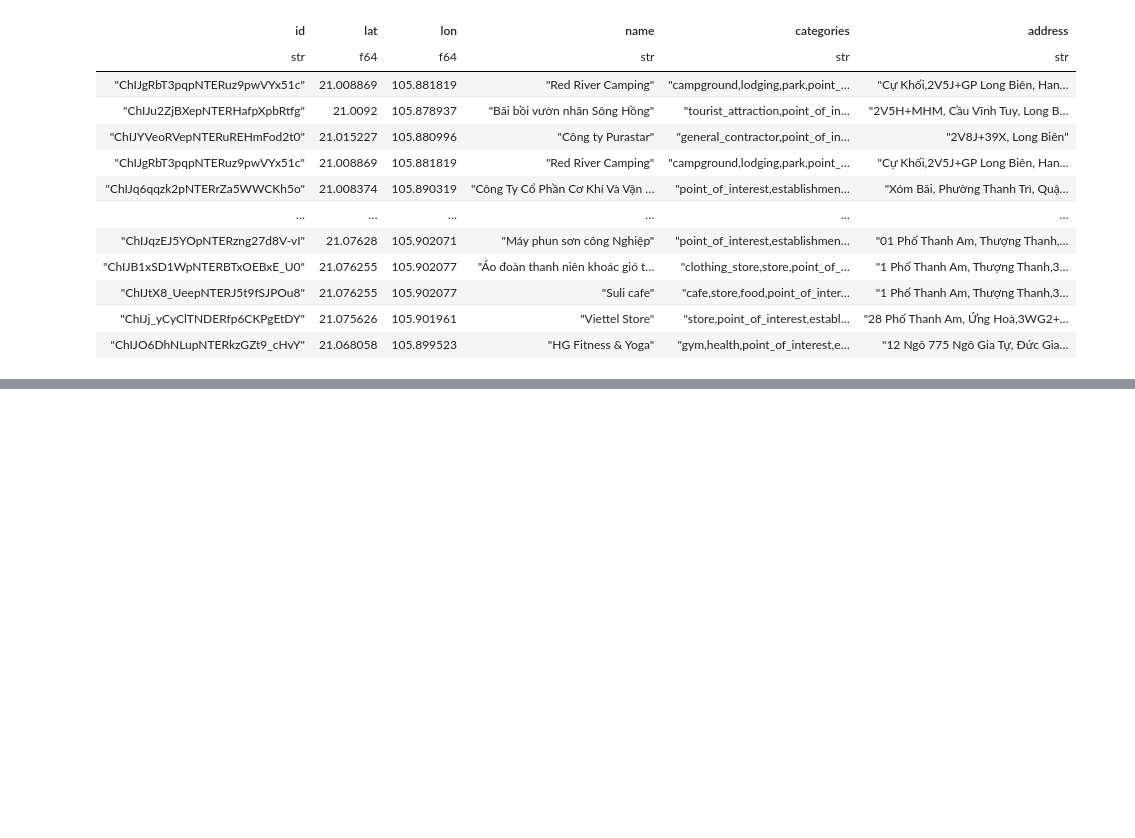
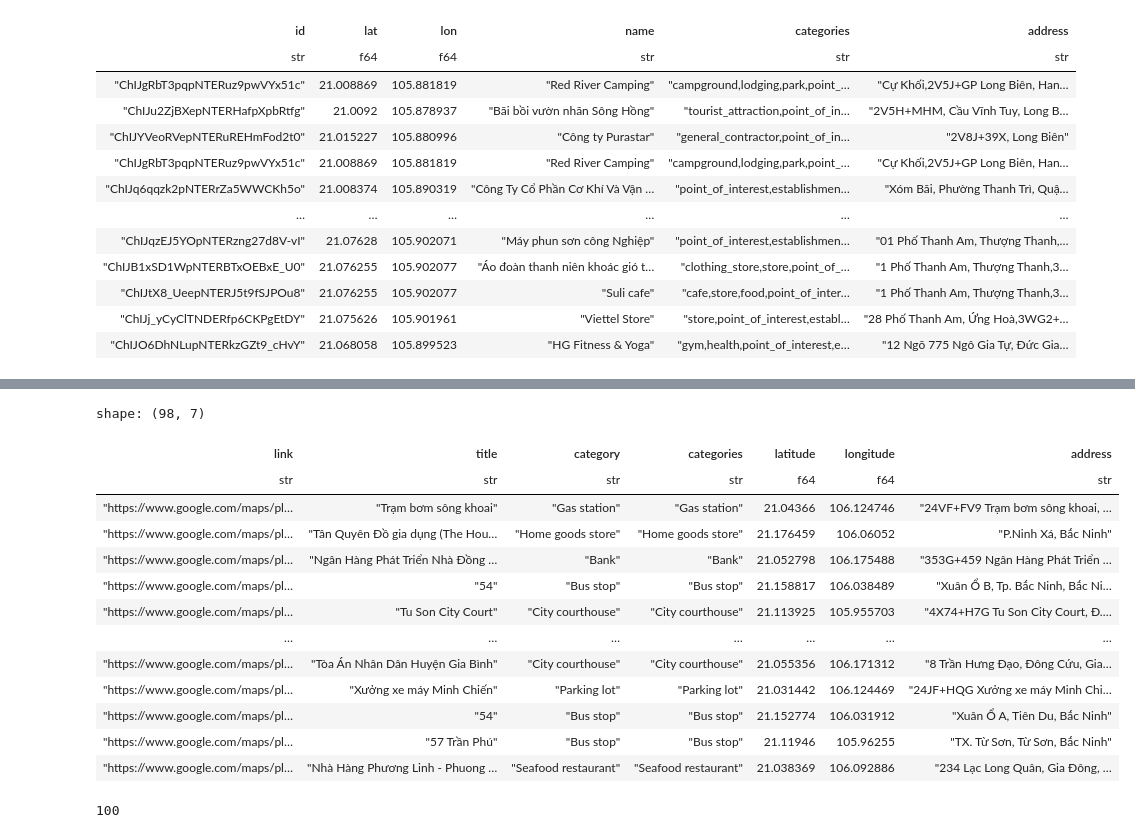
Before and after one commit to Lucifer-02/map-analyzer, a Jupyter notebook: eda.ipynb, the cells around one changed output, grey strips where cells are left out. Cells and saved outputs as stored; diff of their text form; code cells hidden in the pictures; blank space fills up the shorter version.

```diff
--- a/eda.ipynb
+++ b/eda.ipynb
@@ -217,0 +238,17 @@ shape: (9_832, 6)
+# %%
+df
+# %% [output]
+shape: (98, 7)
+| link | title | category | categories | latitude | longitude | address |
+| str | str | str | str | f64 | f64 | str |
+| "https://www.google.com/maps/pl… | "Trạm bơm sông khoai" | "Gas station" | "Gas station" | 21.04366 | 106.124746 | "24VF+FV9 Trạm bơm sông khoai, … |
+| "https://www.google.com/maps/pl… | "Tân Quyên Đồ gia dụng (The Hou… | "Home goods store" | "Home goods store" | 21.176459 | 106.06052 | "P.Ninh Xá, Bắc Ninh" |
+| "https://www.google.com/maps/pl… | "Ngân Hàng Phát Triển Nhà Đồng … | "Bank" | "Bank" | 21.052798 | 106.175488 | "353G+459 Ngân Hàng Phát Triển … |
+| "https://www.google.com/maps/pl… | "54" | "Bus stop" | "Bus stop" | 21.158817 | 106.038489 | "Xuân Ổ B, Tp. Bắc Ninh, Bắc Ni… |
+| "https://www.google.com/maps/pl… | "Tu Son City Court" | "City courthouse" | "City courthouse" | 21.113925 | 105.955703 | "4X74+H7G Tu Son City Court, Đ.… |
+| … | … | … | … | … | … | … |
+| "https://www.google.com/maps/pl… | "Tòa Án Nhân Dân Huyện Gia Bình" | "City courthouse" | "City courthouse" | 21.055356 | 106.171312 | "8 Trần Hưng Đạo, Đông Cứu, Gia… |
+| "https://www.google.com/maps/pl… | "Xưởng xe máy Minh Chiến" | "Parking lot" | "Parking lot" | 21.031442 | 106.124469 | "24JF+HQG Xưởng xe máy Minh Chi… |
+| "https://www.google.com/maps/pl… | "54" | "Bus stop" | "Bus stop" | 21.152774 | 106.031912 | "Xuân Ổ A, Tiên Du, Bắc Ninh" |
+| "https://www.google.com/maps/pl… | "57 Trần Phú" | "Bus stop" | "Bus stop" | 21.11946 | 105.96255 | "TX. Từ Sơn, Từ Sơn, Bắc Ninh" |
+| "https://www.google.com/maps/pl… | "Nhà Hàng Phương Linh - Phuong … | "Seafood restaurant" | "Seafood restaurant" | 21.038369 | 106.092886 | "234 Lạc Long Quân, Gia Đông, … |
@@ -217,0 +257,4 @@ shape: (9_832, 6)
+# %%
+len([add for add in l if add is not None and "Bắc Ninh" in add])
+# %% [output]
+100
```
Also changed, not shown: parts of 4 cells of this notebook, 2 other files.
